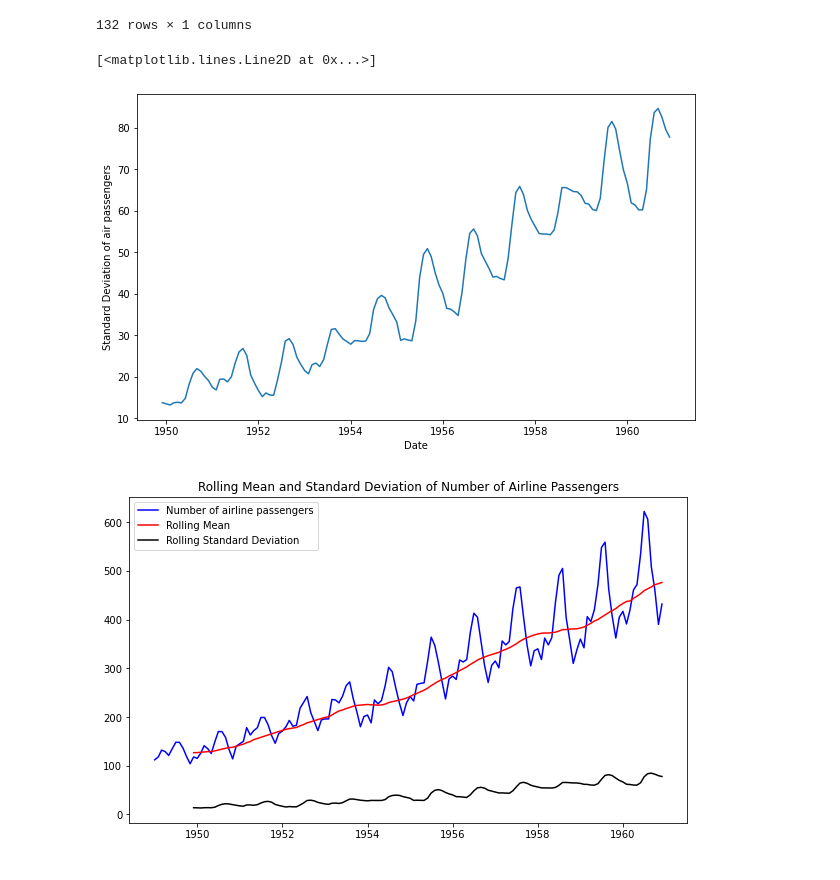
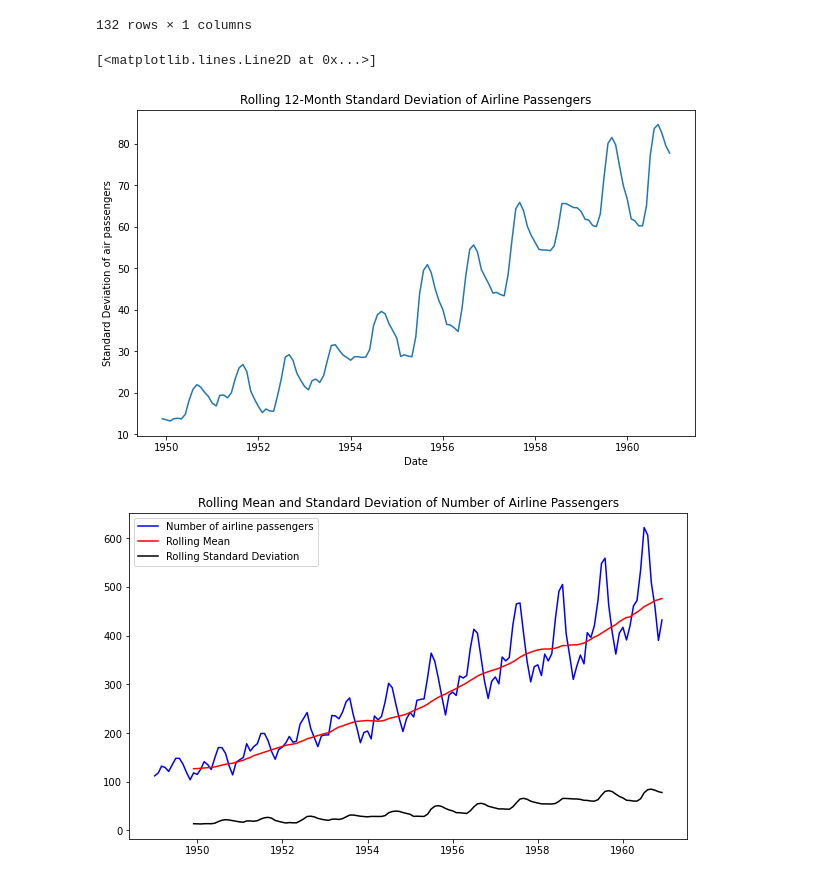
Before and after one commit to dray89/AirlinePassengers, a Jupyter notebook: AirlinePassengers.ipynb, the cells around one changed output. Cells and saved outputs as stored; diff of their text form; code cells hidden in the pictures.

```diff
--- a/AirlinePassengers.ipynb
+++ b/AirlinePassengers.ipynb
@@ -100,12 +102,13 @@ rolstd[12:]
 # %%
 # As you can see, the standard deviation of air passengers increases overall
 # The standard deviation fluctuates between years in an up and down pattern.
 plt.xlabel('Date')
 plt.ylabel('Standard Deviation of air passengers')
+plt.title('Rolling 12-Month Standard Deviation of Airline Passengers')
 plt.plot(rolstd)
 # %% [output]
 [<matplotlib.lines.Line2D at 0x...>]
-[figure, old version]
+[figure, new version]
 # %%
 orig = plt.plot(indexedDataset, color = 'blue', label = 'Number of airline passengers')
 mean = plt.plot(rolmean, color = 'red', label = 'Rolling Mean')
```
Also changed, not shown: parts of 22 cells of this notebook.
